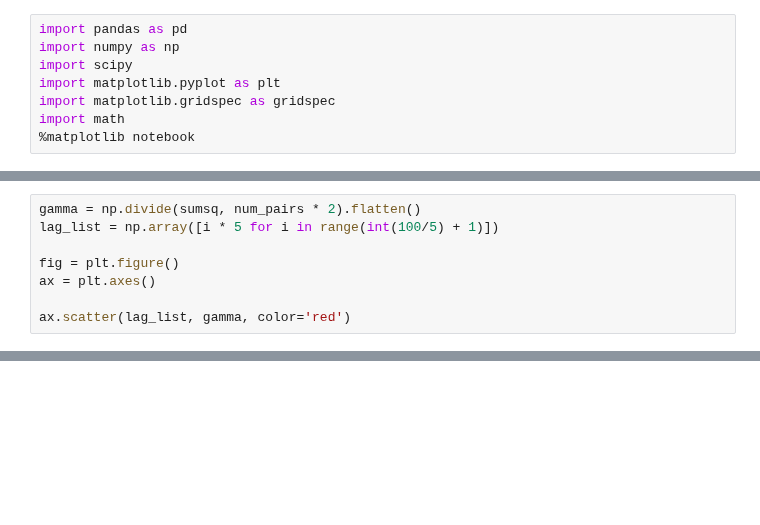
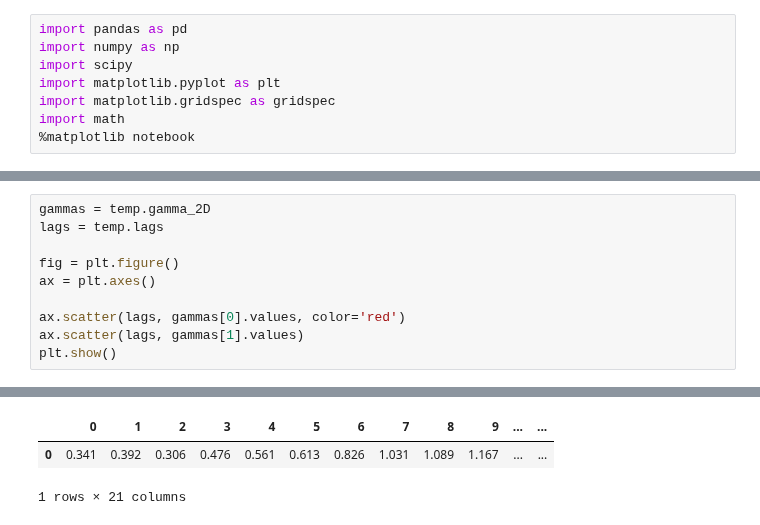
Before and after one commit to aegis4048/Petroleum_Engineering, a Jupyter notebook: Data Analysis/Spatial Data Simulation - 1. Basics of Variograms.ipynb, the cells around one changed output, grey strips where cells are left out. Cells and saved outputs as stored; diff of their text form; blank space fills up the shorter version.

```diff
--- a/Data Analysis/Spatial Data Simulation - 1. Basics of Variograms.ipynb
+++ b/Data Analysis/Spatial Data Simulation - 1. Basics of Variograms.ipynb
@@ -174,8 +43,0 @@ num_pairs = np.array(calc_num_pairs(100, 30, 22.5, 5, 10, x, y).T.round())
-# %%
-gamma = np.divide(sumsq, num_pairs * 2).flatten()
-lag_list = np.array([i * 5 for i in range(int(100/5) + 1)])
-
-fig = plt.figure()
-ax = plt.axes()
-
-ax.scatter(lag_list, gamma, color='red')
@@ -187,0 +166,11 @@ pd.Data
+# %%
+gammas = temp.gamma_2D
+lags = temp.lags
+
+fig = plt.figure()
+ax = plt.axes()
+
+ax.scatter(lags, gammas[0].values, color='red')
+ax.scatter(lags, gammas[1].values)
+plt.show()
+# %% [output]
@@ -187,0 +179,3 @@ pd.Data
+|  | 0 | 1 | 2 | 3 | 4 | 5 | 6 | 7 | 8 | 9 | ... | ... |
+| 0 | 0.341 | 0.392 | 0.306 | 0.476 | 0.561 | 0.613 | 0.826 | 1.031 | 1.089 | 1.167 | ... | ... |
+1 rows × 21 columns
```
Also changed, not shown: parts of 7 cells of this notebook, 2 other files.
